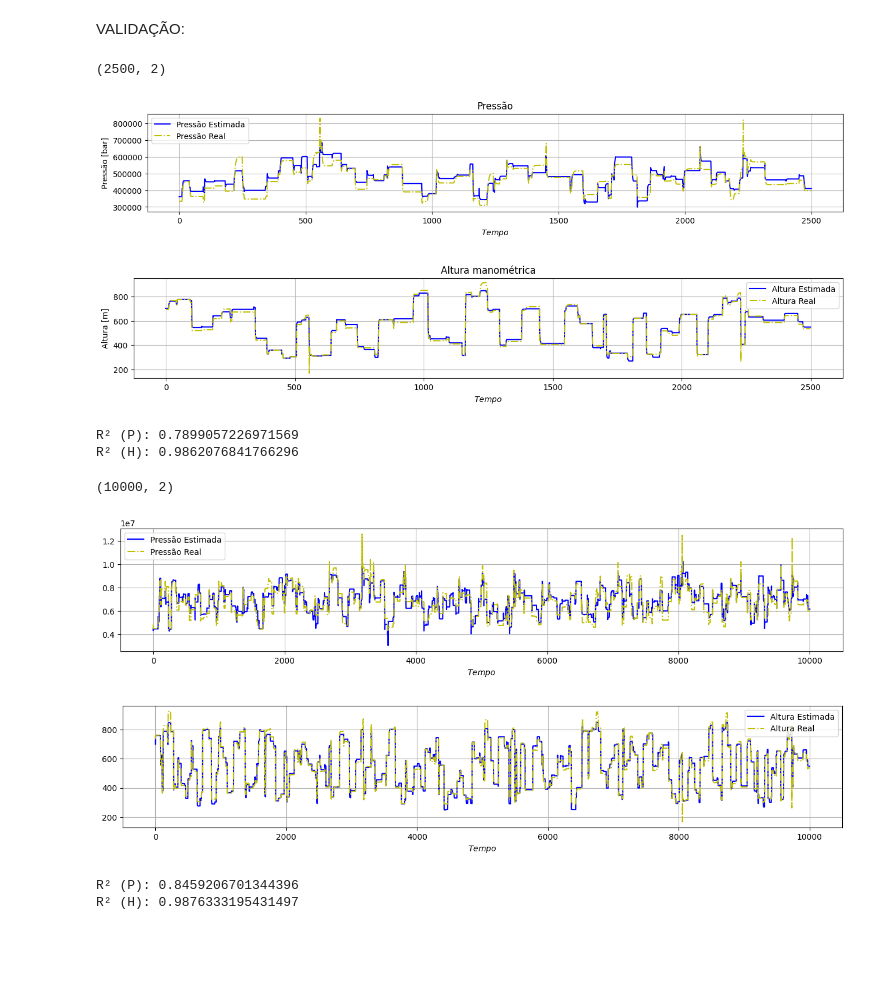
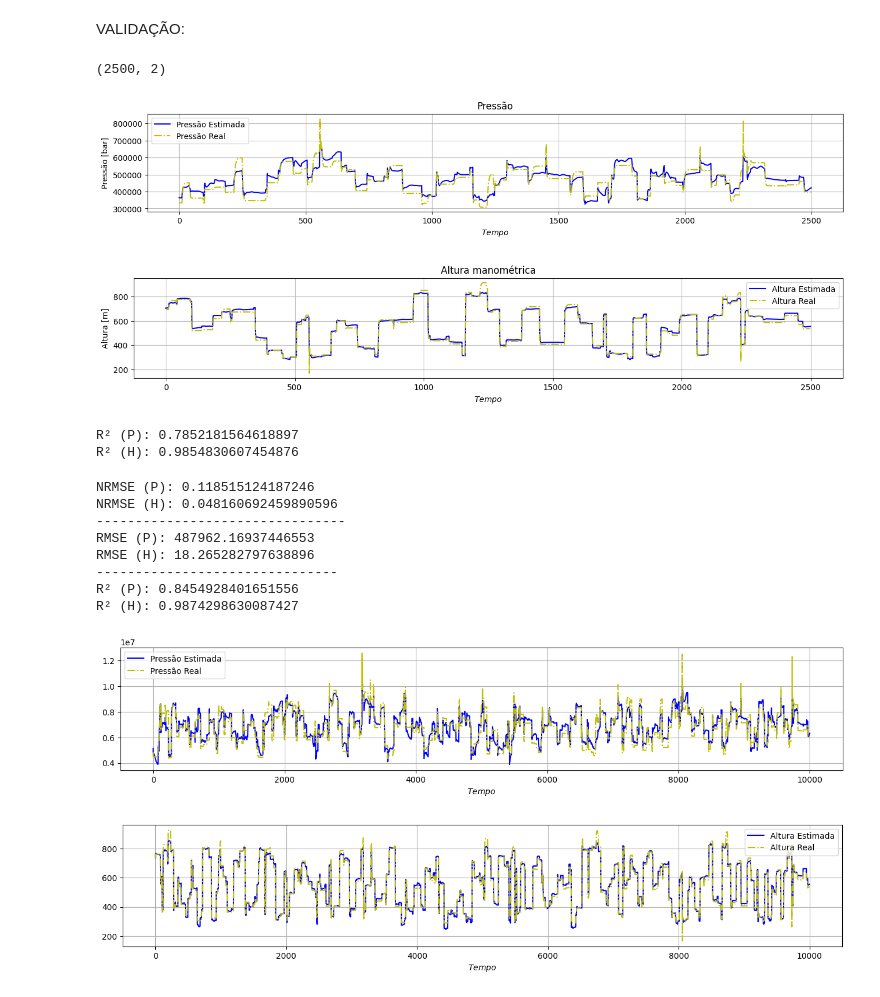
Before and after one commit to ChristianAllan/Echo-State-Network, a Jupyter notebook: ESN_Learning/Teste_2_BCS/BCS_ESN_2.1.ipynb, the cells around one changed output. Cells and saved outputs as stored; diff of their text form; code cells hidden in the pictures; blank space fills up the shorter version.

```diff
--- a/ESN_Learning/Teste_2_BCS/BCS_ESN_2.1.ipynb
+++ b/ESN_Learning/Teste_2_BCS/BCS_ESN_2.1.ipynb
@@ -167,7 +168,15 @@ plt.show()
 # %% [markdown]
 Estrutura:
 # %%
-reservoir = Reservoir(units=1000, lr=0.9, sr=0.1)
+#reservoir = Reservoir(units=1000, lr=0.9, sr=0.1)
+reservoir = Reservoir(
+    units=500,             # Número de neurônios no reservatório (N)
+    sr=0.99,                # Raio Espectral (Spectral Radius) - O mais crítico!
+    lr=0.5,                # Taxa de Vazamento (Leaking Rate) - Quão rápido os estados mudam
+    input_scaling=0.1,     # Escala dos pesos de entrada
+    seed=42
+    )
 readout = Ridge(ridge=1e-4)
 
 BCS_model = reservoir >> readout
+print(X_train)
@@ -256,44 +273,58 @@ print(f"R² (P): {R2_p}")
 print(f"R² (H): {R2_h}")
 # %% [output]
 (2500, 2)
-[figure, old version]
+[figure, new version]
 [figure]
-R² (P): 0.7899057226971569
-R² (H): 0.9862076841766296
+R² (P): 0.7852181564618897
+R² (H): 0.9854830607454876
 # %%
 Y_pred = BCS_model.run(Entradas_norm)
-print(Y_pred.shape)
+
+nrmse_p = np.sqrt(mean_squared_error(Saidas_norm[:,0], Y_pred[:,0]))
+nrmse_h = np.sqrt(mean_squared_error(Saidas_norm[:,1], Y_pred[:,1]))
+print("NRMSE (P):", nrmse_p)
+print("NRMSE (H):", nrmse_h)
 
 Y_pred = scaler_out.inverse_transform(Y_pred)
 Saidas_norm = scaler_out.inverse_transform(Saidas_norm)
+
+rmse_p = np.sqrt(mean_squared_error(Saidas_norm[:,0], Y_pred[:,0]))
+rmse_h = np.sqrt(mean_squared_error(Saidas_norm[:,1], Y_pred[:,1]))
+print("--------------------------------\nRMSE (P):", rmse_p)
+print("RMSE (H):", rmse_h)
+
+R2_p = r2_score(Saidas_norm[:,0], Y_pred[:,0])
+R2_h = r2_score(Saidas_norm[:,1], Y_pred[:,1])
+print(f"-------------------------------\nR² (P): {R2_p}")
+print(f"R² (H): {R2_h}")
 
 plt.figure(figsize=(16,6))
 plt.subplot(2, 1, 1)
 plt.title("")
 plt.xlabel("$Tempo$")
 plt.plot(Y_pred[:,0], label="Pressão Estimada", color="blue", linestyle="-")
 plt.plot(Saidas_norm[:,0], label="Pressão Real", color="y", linestyle="-.")
 plt.grid()
 plt.legend()
 plt.show()
 
 plt.figure(figsize=(16,6))
 plt.subplot(2, 1, 2)
 plt.title("")
 plt.xlabel("$Tempo$")
 plt.plot(Y_pred[:,1], label="Altura Estimada", color="blue", linestyle="-")
 plt.plot(Saidas_norm[:,1], label="Altura Real", color="y", linestyle="-.")
 plt.grid()
 plt.legend()
 plt.show()
-
-R2_p = r2_score(Saidas_norm[:,0], Y_pred[:,0])
-R2_h = r2_score(Saidas_norm[:,1], Y_pred[:,1])
-print(f"R² (P): {R2_p}")
-print(f"R² (H): {R2_h}")
 # %% [output]
-(10000, 2)
+NRMSE (P): 0.118515124187246
+NRMSE (H): 0.048160692459890596
+--------------------------------
+RMSE (P): 487962.16937446553
+RMSE (H): 18.265282797638896
+-------------------------------
+R² (P): 0.8454928401651556
+R² (H): 0.9874298630087427
-[figure, old version]
+[figure, new version]
 [figure]
-R² (P): 0.8459206701344396
-R² (H): 0.9876333195431497
```
Also changed, not shown: parts of 3 cells of this notebook, 19 other files.
